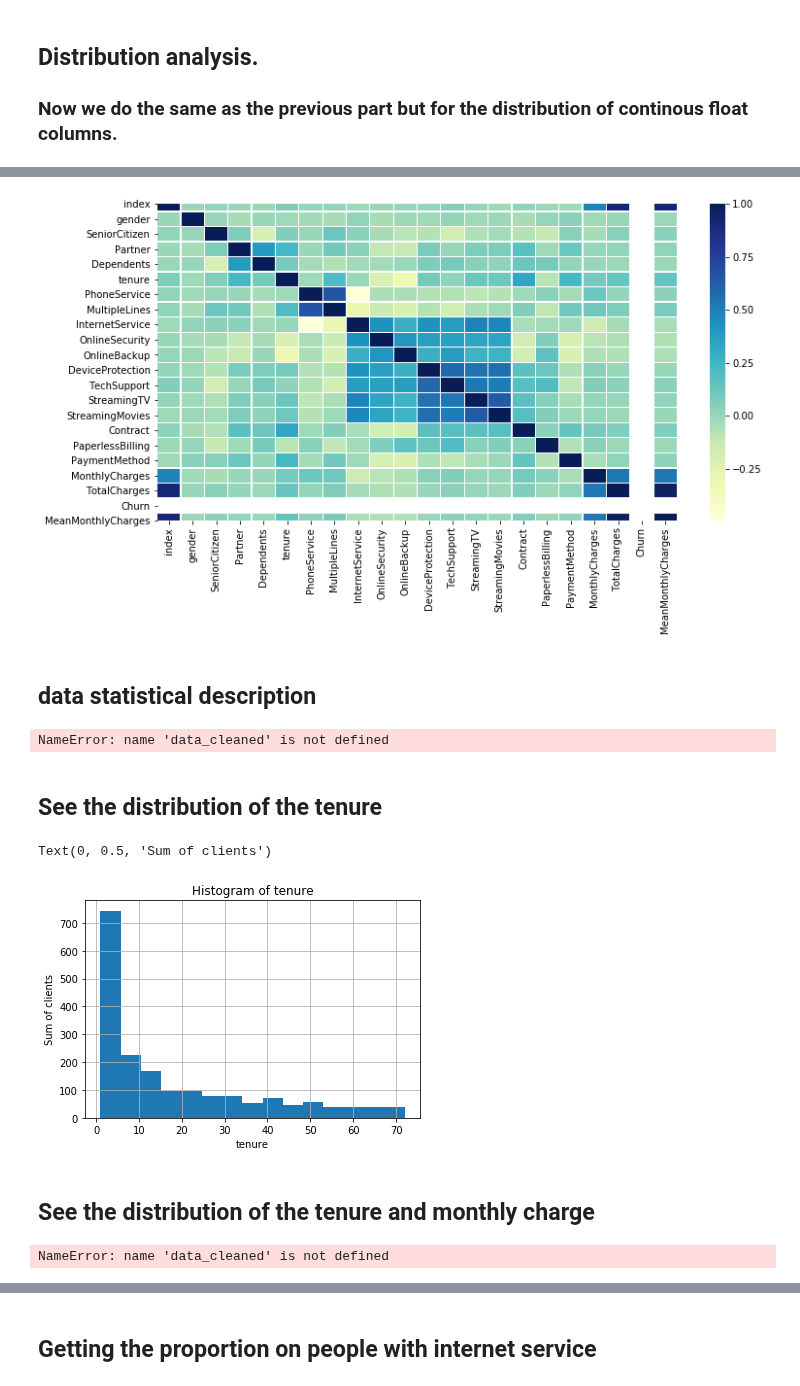
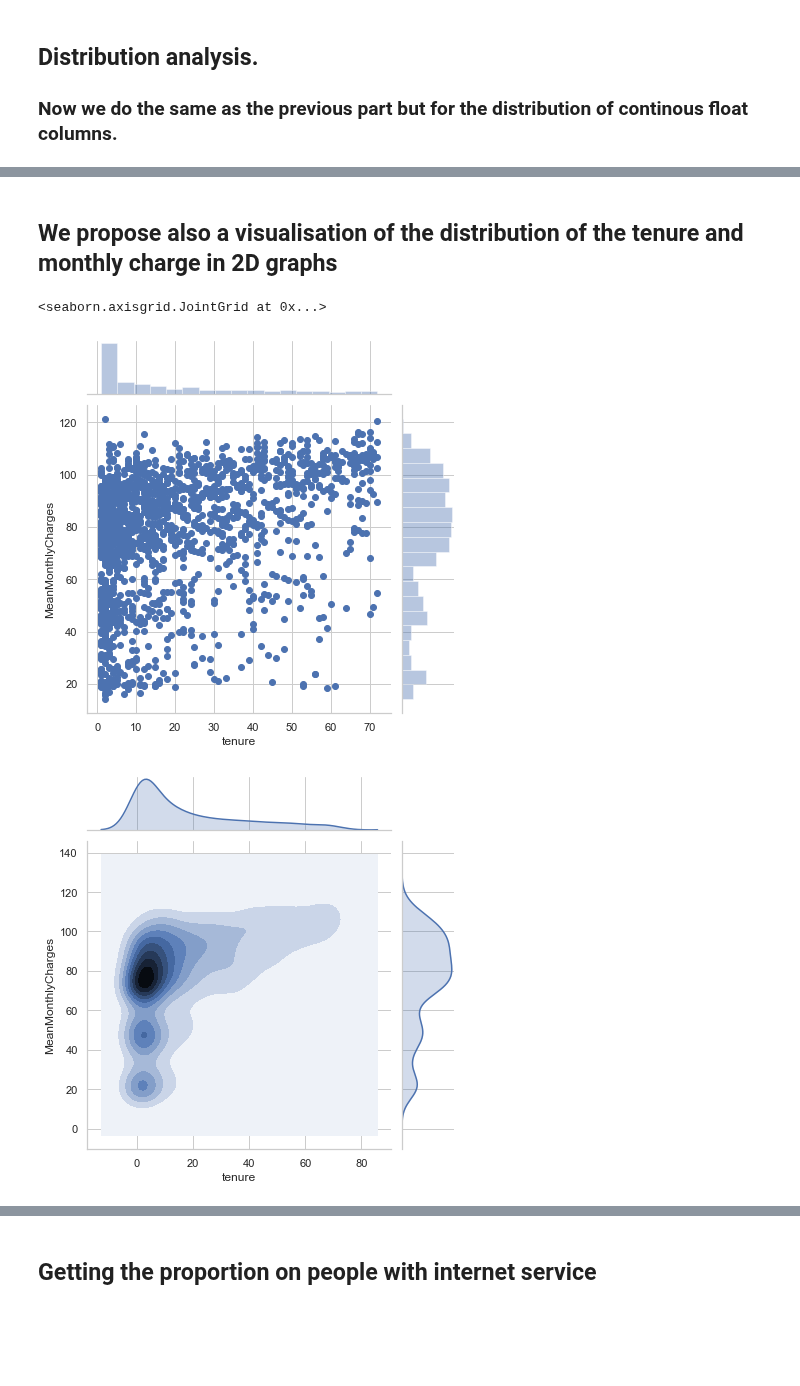
Before and after one commit to BenInTheBox/DataScienceInPractice, a Jupyter notebook: problem_set_1/Ass1_JupyterNotebook.ipynb, the cells around one changed output, grey strips where cells are left out. Cells and saved outputs as stored; diff of their text form; code cells hidden in the pictures; blank space fills up the shorter version.

```diff
--- a/problem_set_1/Ass1_JupyterNotebook.ipynb
+++ b/problem_set_1/Ass1_JupyterNotebook.ipynb
@@ -137,38 +102,11 @@ functions.plot_float_vs_objects(data_sorted, "MeanMonthlyCharges")
-# %%
-    functions.plot_correlation(data_toint)
-# %% [output]
-[figure, removed]
-# %% [markdown]
-## data statistical description
-# %%
-
-
-numeric_data_description = data_cleaned.describe(include=['number'])
-print(numeric_data_description)
-
-object_data_description = data_cleaned.describe(include=['object'])
-print(object_data_description)
-# %% [output]
-NameError: name 'data_cleaned' is not defined
 # %% [markdown]
-## See the distribution of the tenure
+
+## We propose also a visualisation of the distribution of the tenure and monthly charge in 2D graphs
-# %%
-
-data_sorted['tenure'].hist(bins=15)
-plt.title("Histogram of tenure")
-plt.xlabel('tenure')
-plt.ylabel('Sum of clients')
-# %% [output]
-Text(0, 0.5, 'Sum of clients')
-[figure, removed]
-# %% [markdown]
-
-## See the distribution of the tenure and monthly charge
-# %%
-
-sns.jointplot(x=data_cleaned.tenure, y=data_cleaned.MonthlyCharges)
-sns.jointplot(x=data_cleaned.tenure, y=data_cleaned.MonthlyCharges, kind='kde')
-#plt.title("Density plot of the tenure and the monthly charge")
-# %% [output]
-NameError: name 'data_cleaned' is not defined
+# %%
+sns.jointplot(x=data_cleaned.tenure, y=data_cleaned.MeanMonthlyCharges)
+sns.jointplot(x=data_cleaned.tenure, y=data_cleaned.MeanMonthlyCharges, kind='kde')
+# %% [output]
+<seaborn.axisgrid.JointGrid at 0x...>
+[figure, added]
+[figure, added]
 # %% [markdown]
```
Also changed, not shown: parts of 40 cells of this notebook.
